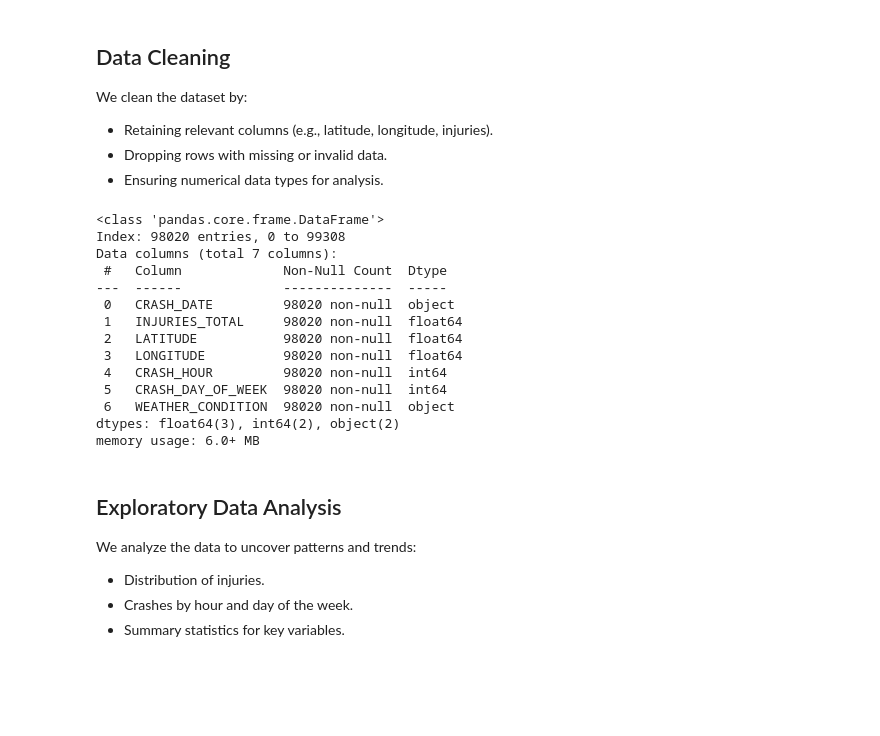
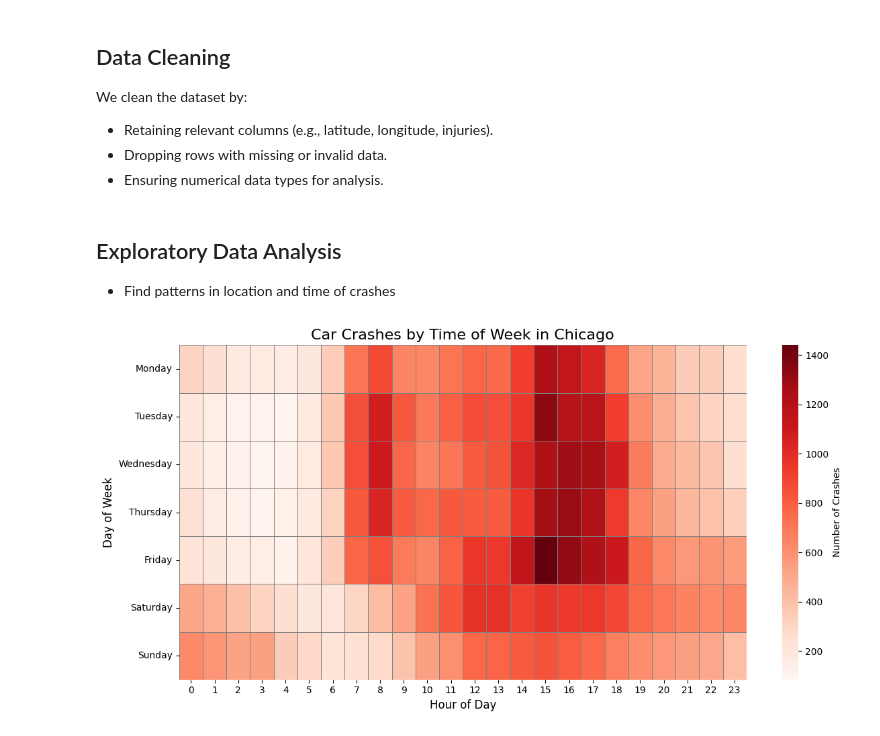
Before and after one commit to AlanK3/is204-final-group-project, a Jupyter notebook: methods/Exploratory Data Analysis (Alan)/EDA.ipynb, the cells around one changed output. Saved outputs shown, nothing was run; the diff lists cells and outputs as text; code cells hidden in the pictures; blank space fills up the shorter version.

```diff
--- a/methods/Exploratory Data Analysis (Alan)/EDA.ipynb
+++ b/methods/Exploratory Data Analysis (Alan)/EDA.ipynb
@@ -30,73 +30,65 @@ We clean the dataset by:
 - Retaining relevant columns (e.g., latitude, longitude, injuries).
 - Dropping rows with missing or invalid data.
 - Ensuring numerical data types for analysis.
-# %%
-# Select relevant columns
-columns_to_keep = ["CRASH_DATE", "INJURIES_TOTAL", "LATITUDE", "LONGITUDE", "CRASH_HOUR", "CRASH_DAY_OF_WEEK", "WEATHER_CONDITION"]
-df = df[columns_to_keep]
-
-# Drop rows with missing latitude or longitude
-df = df.dropna(subset=["LATITUDE", "LONGITUDE"])
-
-# Ensure numerical columns are properly typed
-df["INJURIES_TOTAL"] = pd.to_numeric(df["INJURIES_TOTAL"], errors="coerce")
-df = df.dropna(subset=["INJURIES_TOTAL"])
-
-# Preview cleaned data
-df.info()
-# %% [output]
-<class 'pandas.core.frame.DataFrame'>
-Index: 98020 entries, 0 to 99308
-Data columns (total 7 columns):
- #   Column             Non-Null Count  Dtype
----  ------             --------------  -----
- 0   CRASH_DATE         98020 non-null  object
- 1   INJURIES_TOTAL     98020 non-null  float64
- 2   LATITUDE           98020 non-null  float64
- 3   LONGITUDE          98020 non-null  float64
- 4   CRASH_HOUR         98020 non-null  int64
- 5   CRASH_DAY_OF_WEEK  98020 non-null  int64
- 6   WEATHER_CONDITION  98020 non-null  object
-dtypes: float64(3), int64(2), object(2)
-memory usage: 6.0+ MB
-# %% [markdown]
-## Exploratory Data Analysis
-
-We analyze the data to uncover patterns and trends:
-- Distribution of injuries.
-- Crashes by hour and day of the week.
-- Summary statistics for key variables.
+# %%
+# Keep relevant columns
+columns_to_keep = ["CRASH_DATE", "INJURIES_TOTAL", "LATITUDE", "LONGITUDE", "CRASH_HOUR", "CRASH_DAY_OF_WEEK", "WEATHER_CONDITION"]
+df = df[columns_to_keep]
+
+# Drop rows with missing latitude, longitude, crash hour, or day of the week
+df = df.dropna(subset=["LATITUDE", "LONGITUDE", "CRASH_HOUR", "CRASH_DAY_OF_WEEK"])
+
+# Ensure CRASH_HOUR is numeric and within 0-23
+df["CRASH_HOUR"] = pd.to_numeric(df["CRASH_HOUR"], errors="coerce")
+df = df[df["CRASH_HOUR"].between(0, 23)]
+
+# Map CRASH_DAY_OF_WEEK to actual day names if it is numeric
+day_mapping = {1: "Sunday", 2: "Monday", 3: "Tuesday", 4: "Wednesday", 5: "Thursday", 6: "Friday", 7: "Saturday"}
+if df["CRASH_DAY_OF_WEEK"].dtype != object:
+    df["CRASH_DAY_OF_WEEK"] = df["CRASH_DAY_OF_WEEK"].map(day_mapping)
+
+# Ensure CRASH_DAY_OF_WEEK has valid day names
+valid_days = ["Monday", "Tuesday", "Wednesday", "Thursday", "Friday", "Saturday", "Sunday"]
+df = df[df["CRASH_DAY_OF_WEEK"].isin(valid_days)]
+
+# Add a temporary identifier for counting crashes
+df["CRASH_COUNT"] = 1
+# %% [markdown]
+## Exploratory Data Analysis
+- Find patterns in location and time of crashes
 # %%
-
+# Create pivot table for heatmap
 heatmap_data = df.pivot_table(
     index='CRASH_DAY_OF_WEEK',
     columns='CRASH_HOUR',
-    values='CRASH_RECORD_ID',
-    aggfunc='count',
+    values='CRASH_COUNT',
+    aggfunc='sum',
     fill_value=0
 )
 
 # Reorder days of the week to ensure proper ordering
 day_order = ['Monday', 'Tuesday', 'Wednesday', 'Thursday', 'Friday', 'Saturday', 'Sunday']
-heatmap_data = heatmap_data.reindex(day_order)
+heatmap_data = heatmap_data.reindex(day_order, fill_value=0)
 
 # Create the heatmap
 plt.figure(figsize=(12, 6))
 sns.heatmap(
     heatmap_data,
     cmap="Reds",
     linewidths=0.5,
     linecolor='gray',
     annot=False,
     fmt="d",
     cbar_kws={'label': 'Number of Crashes'}
 )
 
 # Add titles and labels
 plt.title("Car Crashes by Time of Week in Chicago", fontsize=16)
 plt.xlabel("Hour of Day", fontsize=12)
 plt.ylabel("Day of Week", fontsize=12)
 
 # Show the heatmap
 plt.tight_layout()
 plt.show()
+# %% [output]
+[figure, added]
```
Also changed, not shown: parts of 4 cells of this notebook, 1 other file.
